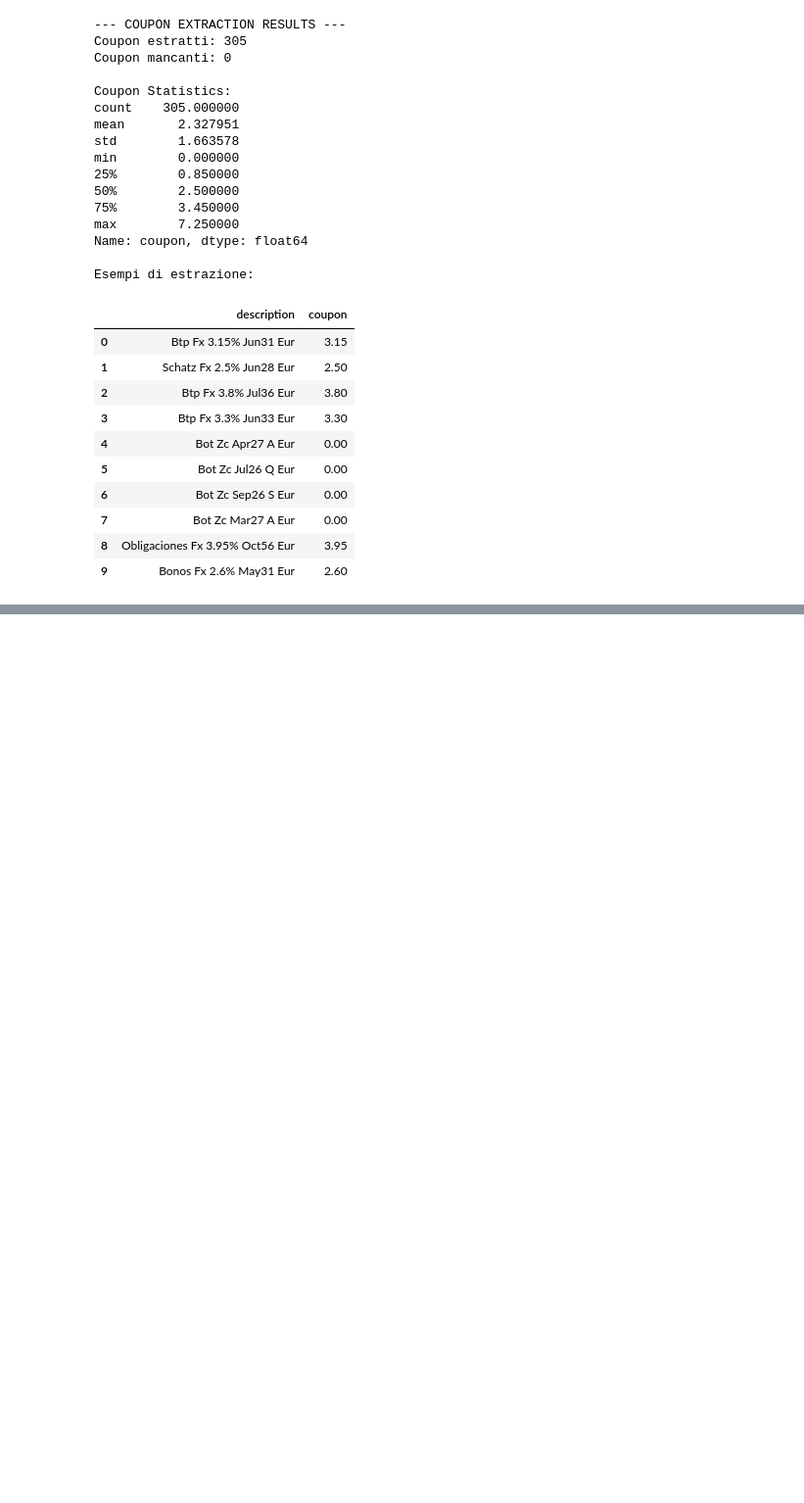
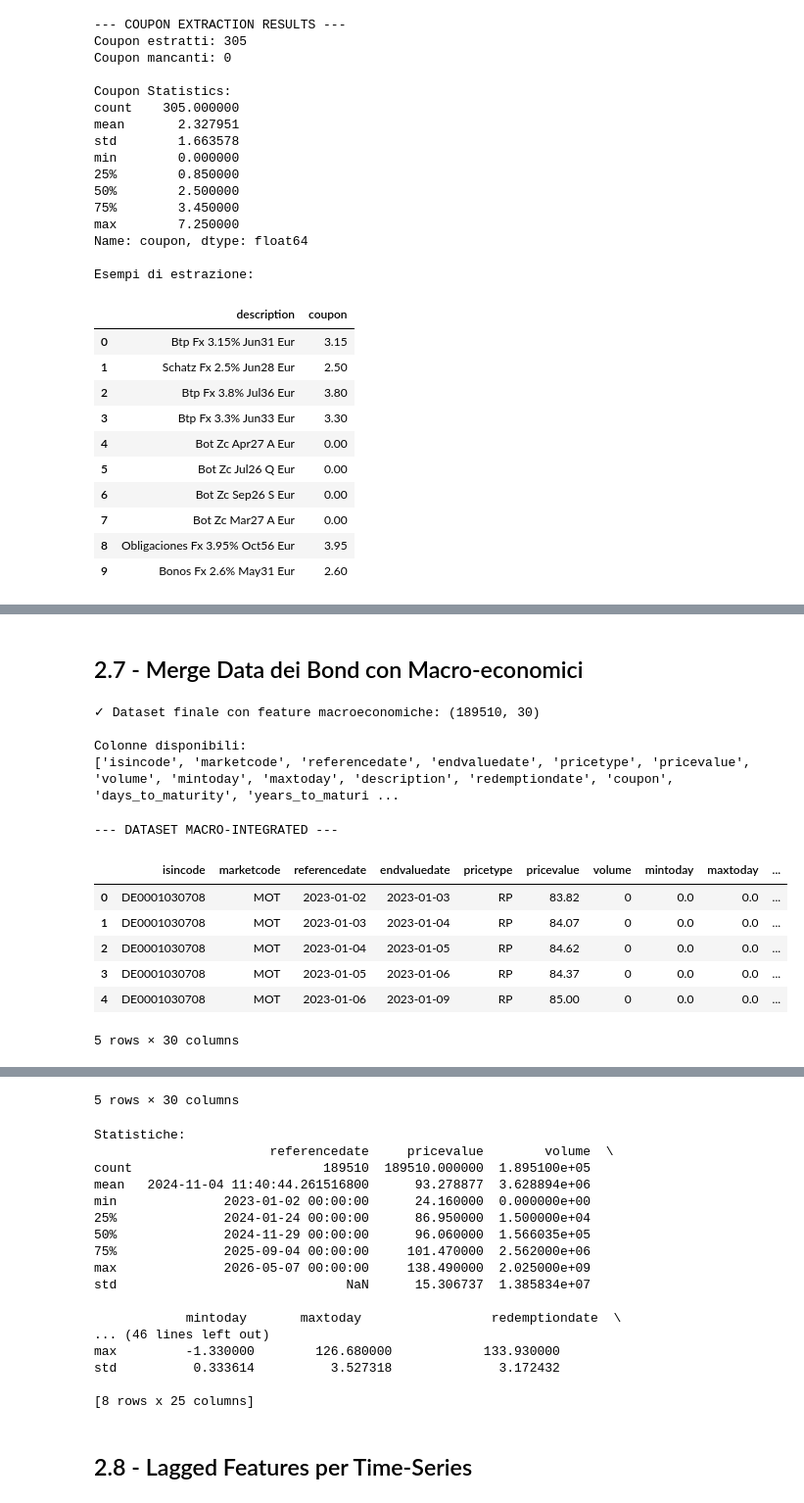
Before and after one commit to whowasfra/bond_screener, a Jupyter notebook: 02_Preprocessing_Feature_Engineering.ipynb, the cells around one changed output, grey strips where cells are left out. Shown at 98% size. Cells and saved outputs as stored; diff of their text form; code cells hidden in the pictures; blank space fills up the shorter version.

```diff
--- a/02_Preprocessing_Feature_Engineering.ipynb
+++ b/02_Preprocessing_Feature_Engineering.ipynb
@@ -142,0 +330,46 @@ Esempi di estrazione:
+# %% [markdown]
+## 2.7 - Merge Data dei Bond con Macro-economici
+# %%
+# Prepara il DataFrame macro per il merge
+df_macro_reset = df_macro.reset_index()
+df_macro_reset.columns = df_macro_reset.columns.str.lower()
+# Crea la colonna 'referencedate' a partire dall'indice reset (qui chiamato 'index') e rimuovi l'originale
+df_macro_reset['referencedate'] = pd.to_datetime(df_macro_reset['index'])
+df_macro_reset = df_macro_reset.drop(columns=['index'])
+
+# Assicurati che le date siano datetime
+df_ml['referencedate'] = pd.to_datetime(df_ml['referencedate'])
+
+# Merge: left join per mantenere tutte le righe di df_ml e aggiungere i dati macro corrispondenti
+df_ml_macro = pd.merge(df_ml, df_macro_reset,
+                        left_on='referencedate', right_on='referencedate',
+                        how='left')
+
+# Scarta le righe con dati macro mancanti (i giorni prima del primo dato macro)
+#df_ml_macro = df_ml_macro.dropna(subset=['ECB_Deposit_Rate', 'FED_Rate', 'HICP_Core_Lagged', 'HICP_Headline_Lagged']).copy()
+
+print(f"✓ Dataset finale con feature macroeconomiche: {df_ml_macro.shape}")
+print(f"\nColonne disponibili:")
+print(df_ml_macro.columns.tolist())
+# %% [output]
+✓ Dataset finale con feature macroeconomiche: (189510, 30)
+
+Colonne disponibili:
+['isincode', 'marketcode', 'referencedate', 'endvaluedate', 'pricetype', 'pricevalue', 'volume', 'mintoday', 'maxtoday', 'description', 'redemptiondate', 'coupon', 'days_to_maturity', 'years_to_maturi ...
+# %%
+# Preview
+print("--- DATASET MACRO-INTEGRATED ---")
+display(df_ml_macro.head())
+display(df_ml_macro.tail())
+
+print(f"\nStatistiche:")
+print(df_ml_macro.describe())
+# %% [output]
+--- DATASET MACRO-INTEGRATED ---
+|  | isincode | marketcode | referencedate | endvaluedate | pricetype | pricevalue | volume | mintoday | maxtoday | ... |
+| 0 | DE0001030708 | MOT | 2023-01-02 | 2023-01-03 | RP | 83.82 | 0 | 0.0 | 0.0 | ... |
+| 1 | DE0001030708 | MOT | 2023-01-03 | 2023-01-04 | RP | 84.07 | 0 | 0.0 | 0.0 | ... |
+| 2 | DE0001030708 | MOT | 2023-01-04 | 2023-01-05 | RP | 84.62 | 0 | 0.0 | 0.0 | ... |
+| 3 | DE0001030708 | MOT | 2023-01-05 | 2023-01-06 | RP | 84.37 | 0 | 0.0 | 0.0 | ... |
+| 4 | DE0001030708 | MOT | 2023-01-06 | 2023-01-09 | RP | 85.00 | 0 | 0.0 | 0.0 | ... |
+5 rows × 30 columns
@@ -142,0 +382,20 @@ Esempi di estrazione:
+5 rows × 30 columns
+Statistiche:
+                       referencedate     pricevalue        volume  \
+count                         189510  189510.000000  1.895100e+05
+mean   2024-11-04 11:40:44.261516800      93.278877  3.628894e+06
+min              2023-01-02 00:00:00      24.160000  0.000000e+00
+25%              2024-01-24 00:00:00      86.950000  1.500000e+04
+50%              2024-11-29 00:00:00      96.060000  1.566035e+05
+75%              2025-09-04 00:00:00     101.470000  2.562000e+06
+max              2026-05-07 00:00:00     138.490000  2.025000e+09
+std                              NaN      15.306737  1.385834e+07
+
+            mintoday       maxtoday                 redemptiondate  \
+... (46 lines left out)
+max         -1.330000        126.680000            133.930000
+std          0.333614          3.527318              3.172432
+
+[8 rows x 25 columns]
+# %% [markdown]
+## 2.8 - Lagged Features per Time-Series
```
Also changed, not shown: parts of 16 cells of this notebook.
